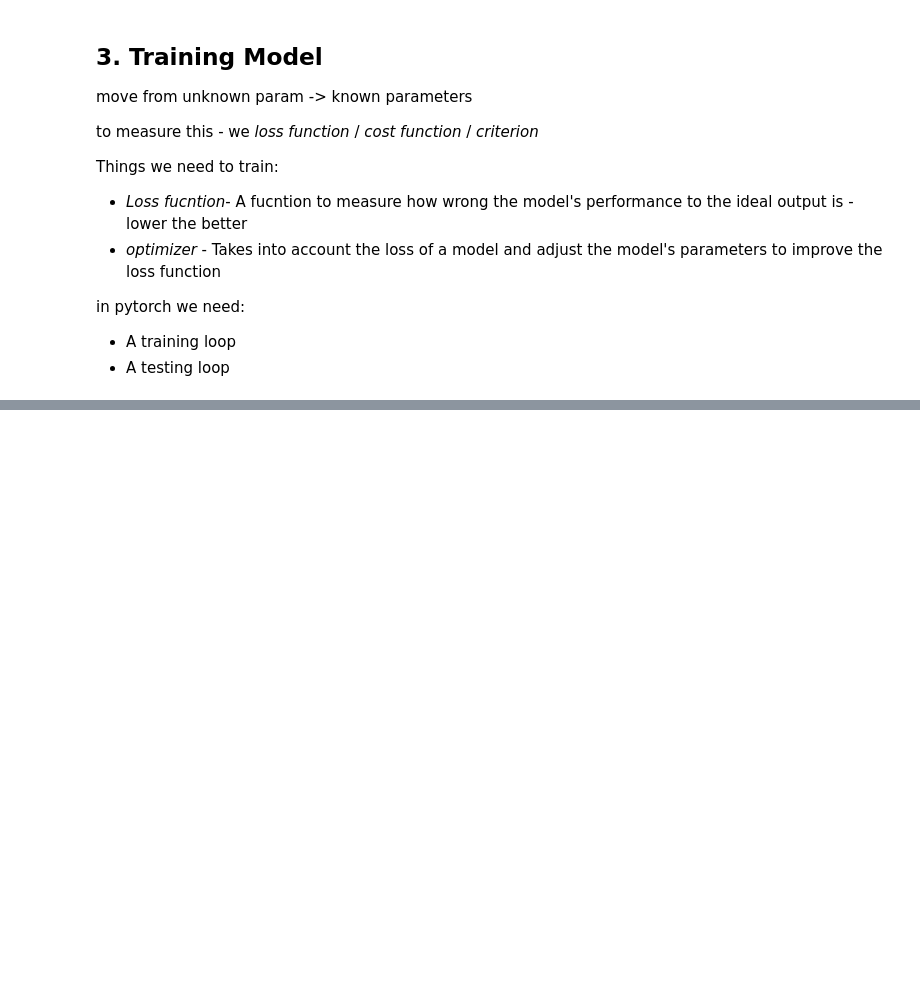
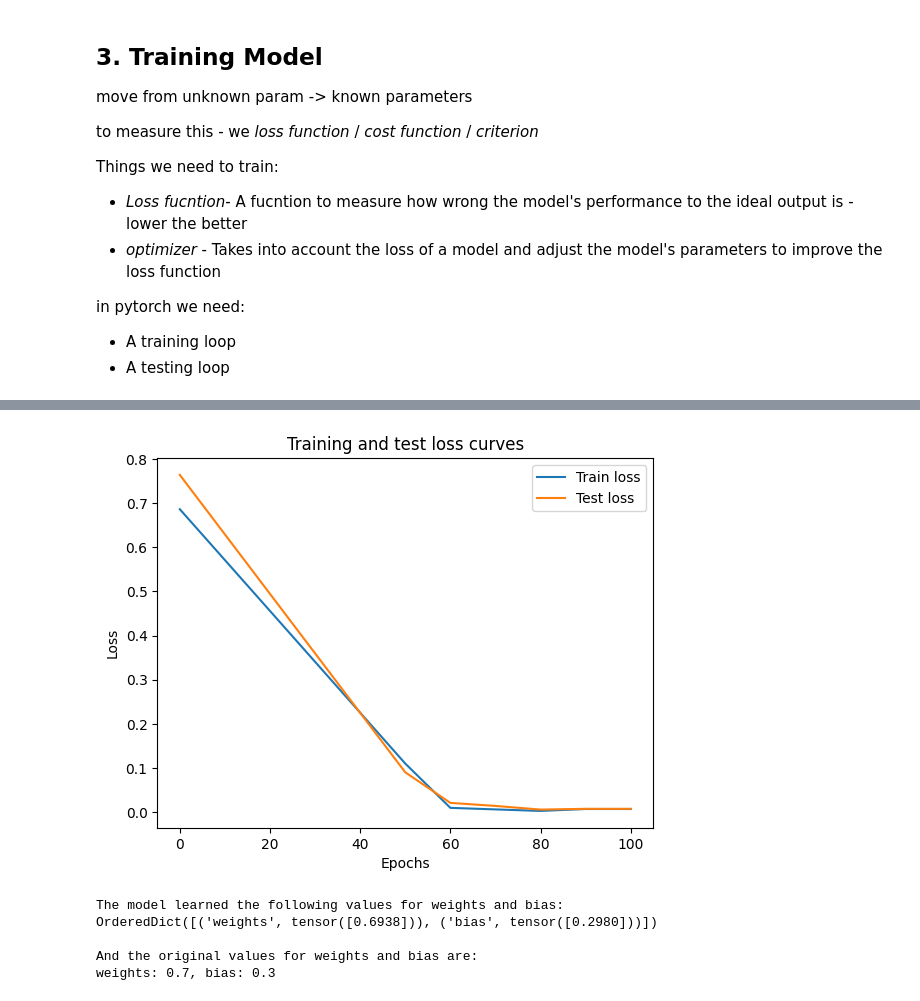
Before and after one commit to therealshai/Pytorch-notebooks, a Jupyter notebook: pytorch_workflow_fundamentals.ipynb, the cells around one changed output, grey strips where cells are left out. Cells and saved outputs as stored; diff of their text form; code cells hidden in the pictures; blank space fills up the shorter version.

```diff
--- a/pytorch_workflow_fundamentals.ipynb
+++ b/pytorch_workflow_fundamentals.ipynb
@@ -218,4 +218,4 @@ loss_fn =nn.L1Loss()
 #optimizer - torch.optim: optimization algorithms
 #SGD -Stochastic (random) gradient descent
 
-optimizer = torch.optim.SGD(params=model.parameter,lr=0.01)
+optimizer = torch.optim.SGD(params=model_0.parameters(),lr=0.01)
@@ -221,0 +285,23 @@ optimizer = torch.optim.SGD(params=model.parameter,lr=0.01)
+# %%
+
+# Plot the loss curves
+plt.plot(epoch_count, train_loss_values, label="Train loss")
+plt.plot(epoch_count, test_loss_values, label="Test loss")
+plt.title("Training and test loss curves")
+plt.ylabel("Loss")
+plt.xlabel("Epochs")
+plt.legend();
+# %% [output]
+[figure, added]
+# %%
+# Find our model's learned parameters
+print("The model learned the following values for weights and bias:")
+print(model_0.state_dict())
+print("\nAnd the original values for weights and bias are:")
+print(f"weights: {weight}, bias: {bias}")
+# %% [output]
+The model learned the following values for weights and bias:
+OrderedDict([('weights', tensor([0.6938])), ('bias', tensor([0.2980]))])
+
+And the original values for weights and bias are:
+weights: 0.7, bias: 0.3
```
Also changed, not shown: parts of 6 cells of this notebook.
